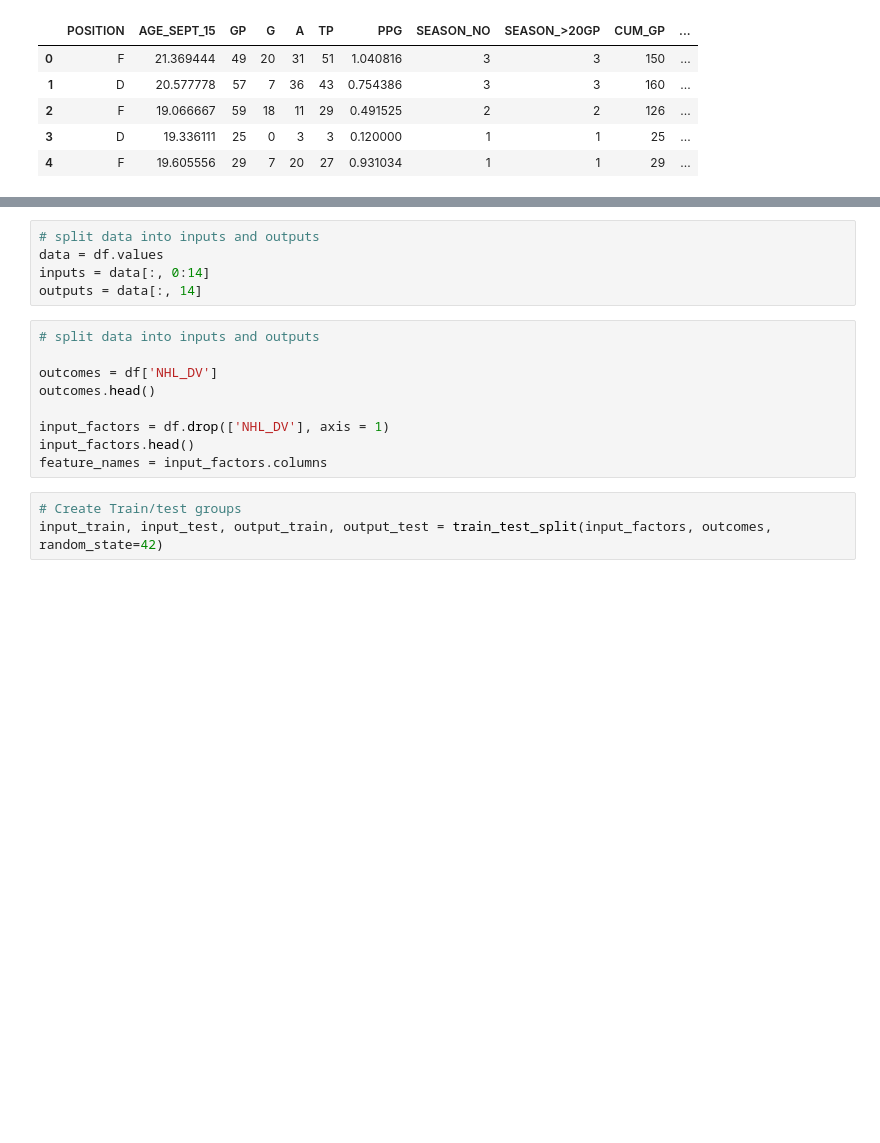
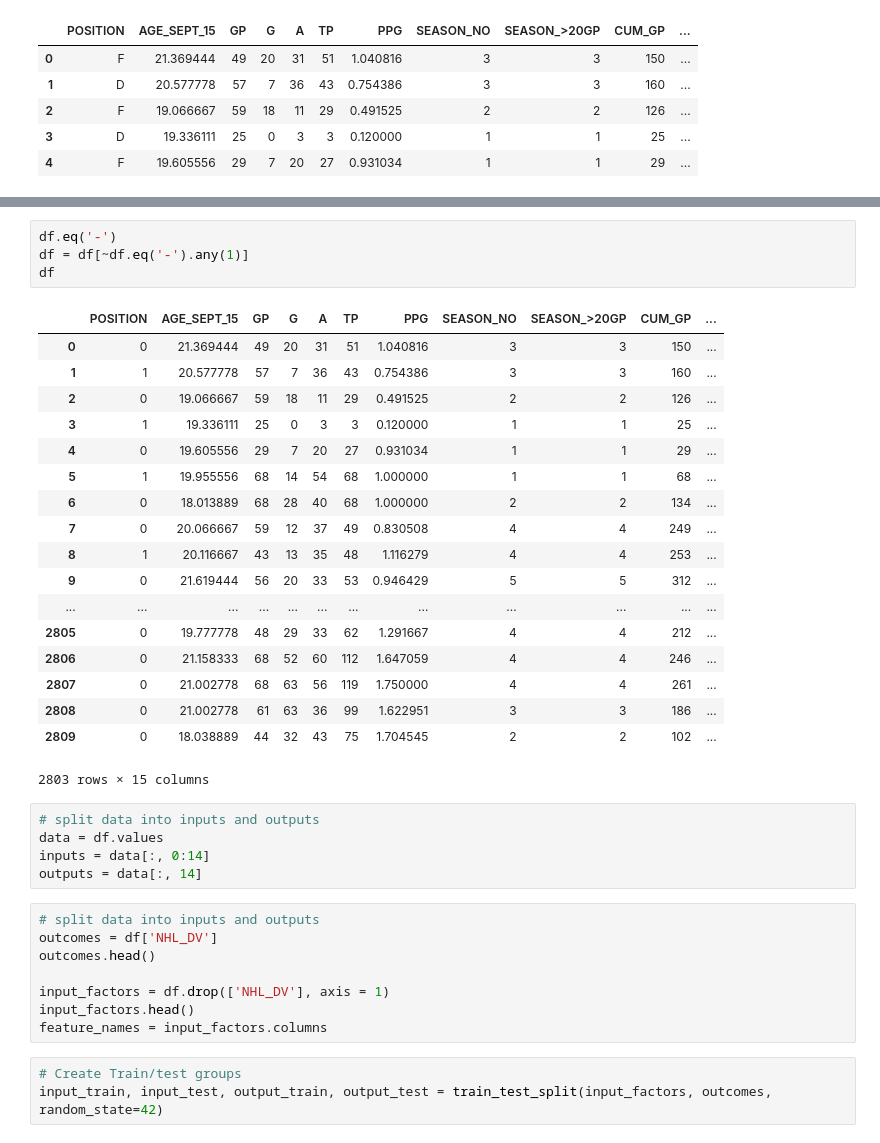
Before and after one commit to kstradinger/Junior-Hockey-Analysis, a Jupyter notebook: Decision_tree_drafted.ipynb, the cells around one changed output, grey strips where cells are left out. Cells and saved outputs as stored; diff of their text form; blank space fills up the shorter version.

```diff
--- a/Decision_tree_drafted.ipynb
+++ b/Decision_tree_drafted.ipynb
@@ -120,3 +132,26 @@ See the caveats in the documentation: http://pandas.pydata.org/pandas-docs/stabl
+# %%
+df.eq('-')
+df = df[~df.eq('-').any(1)]
+df
+# %% [output]
+|  | POSITION | AGE_SEPT_15 | GP | G | A | TP | PPG | SEASON_NO | SEASON_>20GP | CUM_GP | ... |
+| 0 | 0 | 21.369444 | 49 | 20 | 31 | 51 | 1.040816 | 3 | 3 | 150 | ... |
+| 1 | 1 | 20.577778 | 57 | 7 | 36 | 43 | 0.754386 | 3 | 3 | 160 | ... |
+| 2 | 0 | 19.066667 | 59 | 18 | 11 | 29 | 0.491525 | 2 | 2 | 126 | ... |
+| 3 | 1 | 19.336111 | 25 | 0 | 3 | 3 | 0.120000 | 1 | 1 | 25 | ... |
+| 4 | 0 | 19.605556 | 29 | 7 | 20 | 27 | 0.931034 | 1 | 1 | 29 | ... |
+| 5 | 1 | 19.955556 | 68 | 14 | 54 | 68 | 1.000000 | 1 | 1 | 68 | ... |
+| 6 | 0 | 18.013889 | 68 | 28 | 40 | 68 | 1.000000 | 2 | 2 | 134 | ... |
+| 7 | 0 | 20.066667 | 59 | 12 | 37 | 49 | 0.830508 | 4 | 4 | 249 | ... |
+| 8 | 1 | 20.116667 | 43 | 13 | 35 | 48 | 1.116279 | 4 | 4 | 253 | ... |
+| 9 | 0 | 21.619444 | 56 | 20 | 33 | 53 | 0.946429 | 5 | 5 | 312 | ... |
+| ... | ... | ... | ... | ... | ... | ... | ... | ... | ... | ... | ... |
+| 2805 | 0 | 19.777778 | 48 | 29 | 33 | 62 | 1.291667 | 4 | 4 | 212 | ... |
+| 2806 | 0 | 21.158333 | 68 | 52 | 60 | 112 | 1.647059 | 4 | 4 | 246 | ... |
+| 2807 | 0 | 21.002778 | 68 | 63 | 56 | 119 | 1.750000 | 4 | 4 | 261 | ... |
+| 2808 | 0 | 21.002778 | 61 | 63 | 36 | 99 | 1.622951 | 3 | 3 | 186 | ... |
+| 2809 | 0 | 18.038889 | 44 | 32 | 43 | 75 | 1.704545 | 2 | 2 | 102 | ... |
+2803 rows × 15 columns
 # %%
 # split data into inputs and outputs
 data = df.values
@@ -124,7 +159,6 @@ inputs = data[:, 0:14]
 outputs = data[:, 14]
 # %%
 # split data into inputs and outputs
-
 outcomes = df['NHL_DV']
 outcomes.head()
 
```
Also changed, not shown: parts of 5 cells of this notebook.
